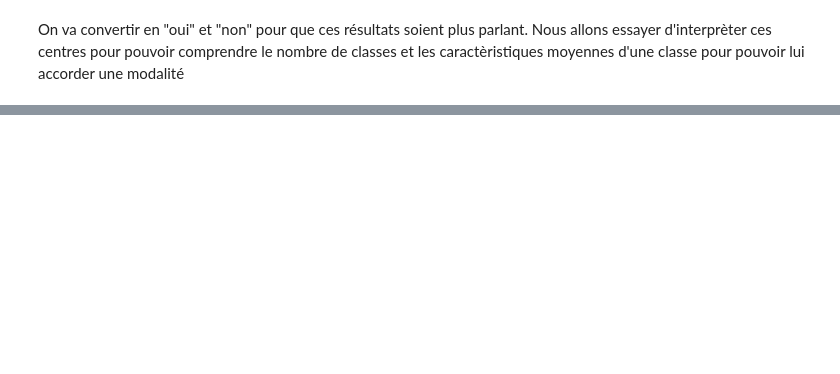
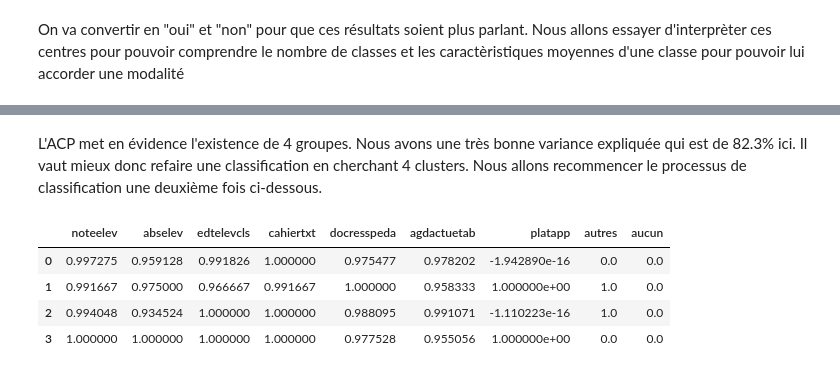
Before and after one commit to Salim-belkhir/Projet-data-science, a Jupyter notebook: etude_etic_2/etic_2-services-num.ipynb, the cells around one changed output, grey strips where cells are left out. Saved outputs shown, nothing was run; the diff lists cells and outputs as text; code cells hidden in the pictures; blank space fills up the shorter version.

```diff
--- a/etude_etic_2/etic_2-services-num.ipynb
+++ b/etude_etic_2/etic_2-services-num.ipynb
@@ -215,0 +248,22 @@ resultat
+# %% [markdown]
+L'ACP met en évidence l'existence de 4 groupes. Nous avons une très bonne variance expliquée qui est de 82.3% ici. Il vaut mieux donc refaire une classification en cherchant 4 clusters. Nous allons recommencer le processus de classification une deuxième fois ci-dessous.
+# %%
+km_services_2 = KMeans(
+    n_clusters=4,
+    random_state=42,
+    n_init=20,
+    max_iter=3600,
+    init='k-means++'
+)
+
+y_km_services_2 = km_services_2.fit_predict(df_services.drop('cluster', axis=1))
+
+resultat_2 = pd.DataFrame(km_services_2.cluster_centers_, columns=km_services_2.feature_names_in_)
+
+resultat_2
+# %% [output]
+|  | noteelev | abselev | edtelevcls | cahiertxt | docresspeda | agdactuetab | platapp | autres | aucun |
+| 0 | 0.997275 | 0.959128 | 0.991826 | 1.000000 | 0.975477 | 0.978202 | -1.942890e-16 | 0.0 | 0.0 |
+| 1 | 0.991667 | 0.975000 | 0.966667 | 0.991667 | 1.000000 | 0.958333 | 1.000000e+00 | 1.0 | 0.0 |
+| 2 | 0.994048 | 0.934524 | 1.000000 | 1.000000 | 0.988095 | 0.991071 | -1.110223e-16 | 1.0 | 0.0 |
+| 3 | 1.000000 | 1.000000 | 1.000000 | 1.000000 | 0.977528 | 0.955056 | 1.000000e+00 | 0.0 | 0.0 |
```
Also changed, not shown: parts of 14 cells of this notebook, 14 other files.
